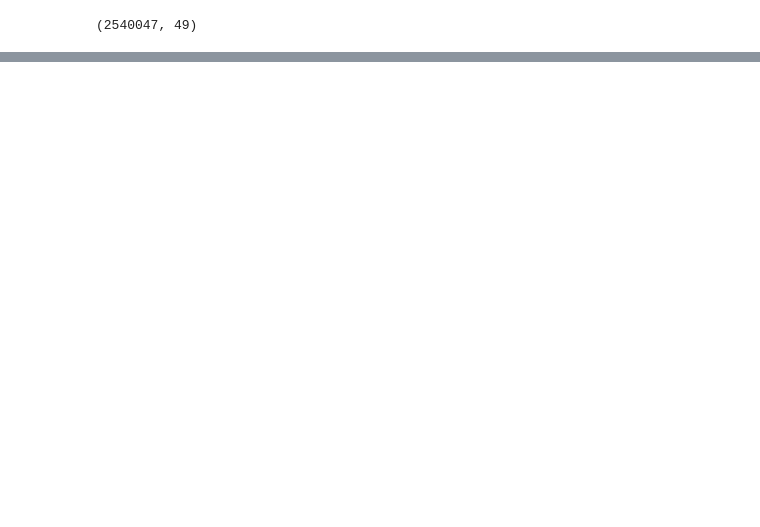
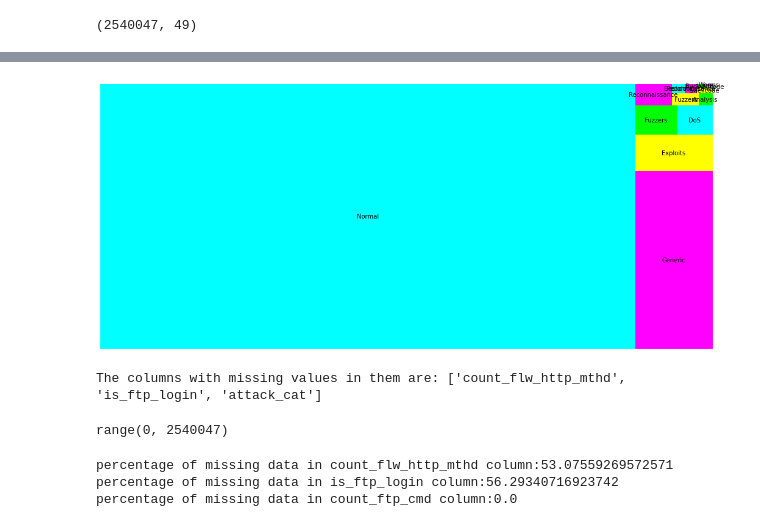
Before and after one commit to gabejg/DST-Assessment-04, a Jupyter notebook: Gabriel Grant/Assessment 04.ipynb, the cells around one changed output, grey strips where cells are left out. Drawn from its saved outputs; the diff is of its cells as text; code cells hidden in the pictures; blank space fills up the shorter version.

```diff
--- a/Gabriel Grant/Assessment 04.ipynb
+++ b/Gabriel Grant/Assessment 04.ipynb
@@ -69,0 +231,3 @@ df.describe()
+# %%
+df['attack_cat'] = df['attack_cat'].fillna('Normal')
+df.head()
@@ -69,0 +242,3 @@ df.describe()
+# %%
+attackcount = pd.DataFrame(df['attack_cat'].value_counts())
+attackcount
@@ -69,0 +261,5 @@ df.describe()
+# %%
+ac = []
+for i in attackcount.index:
+    ac.append(i)
+ac
@@ -69,0 +281,22 @@ df.describe()
+# %%
+an = attackcount["attack_cat"].tolist()
+# %%
+fig = plt.gcf()
+ax = fig.add_subplot()
+fig.set_size_inches(18,8)
+squarify.plot(label=ac,sizes=an, color = ["cyan","magenta","yellow","lime"])
+plt.axis("off")
+plt.show()
+# %% [output]
+[figure, added]
+# %%
+l = []
+colnames = df.columns
+
+for name in colnames:
+    if df[name].isnull().values.any():
+        l.append(name)
+
+print('The columns with missing values in them are: ' + str(l))
+# %% [output]
+The columns with missing values in them are: ['count_flw_http_mthd', 'is_ftp_login', 'attack_cat']
@@ -69,0 +317,12 @@ df.describe()
+# %%
+range(len(null_1))
+# %% [output]
+range(0, 2540047)
+# %%
+print("percentage of missing data in count_flw_http_mthd column:" + str(df["count_flw_http_mthd"].isnull().sum()*100/len(df)))
+print("percentage of missing data in is_ftp_login column:" + str(df["is_ftp_login"].isnull().sum()*100/len(df)))
+print("percentage of missing data in count_ftp_cmd column:" + str(df["count_ftp_cmd"].isnull().sum()*100/len(df)))
+# %% [output]
+percentage of missing data in count_flw_http_mthd column:53.07559269572571
+percentage of missing data in is_ftp_login column:56.29340716923742
+percentage of missing data in count_ftp_cmd column:0.0
```
Also changed, not shown: parts of 22 cells of this notebook, 1 other file.
